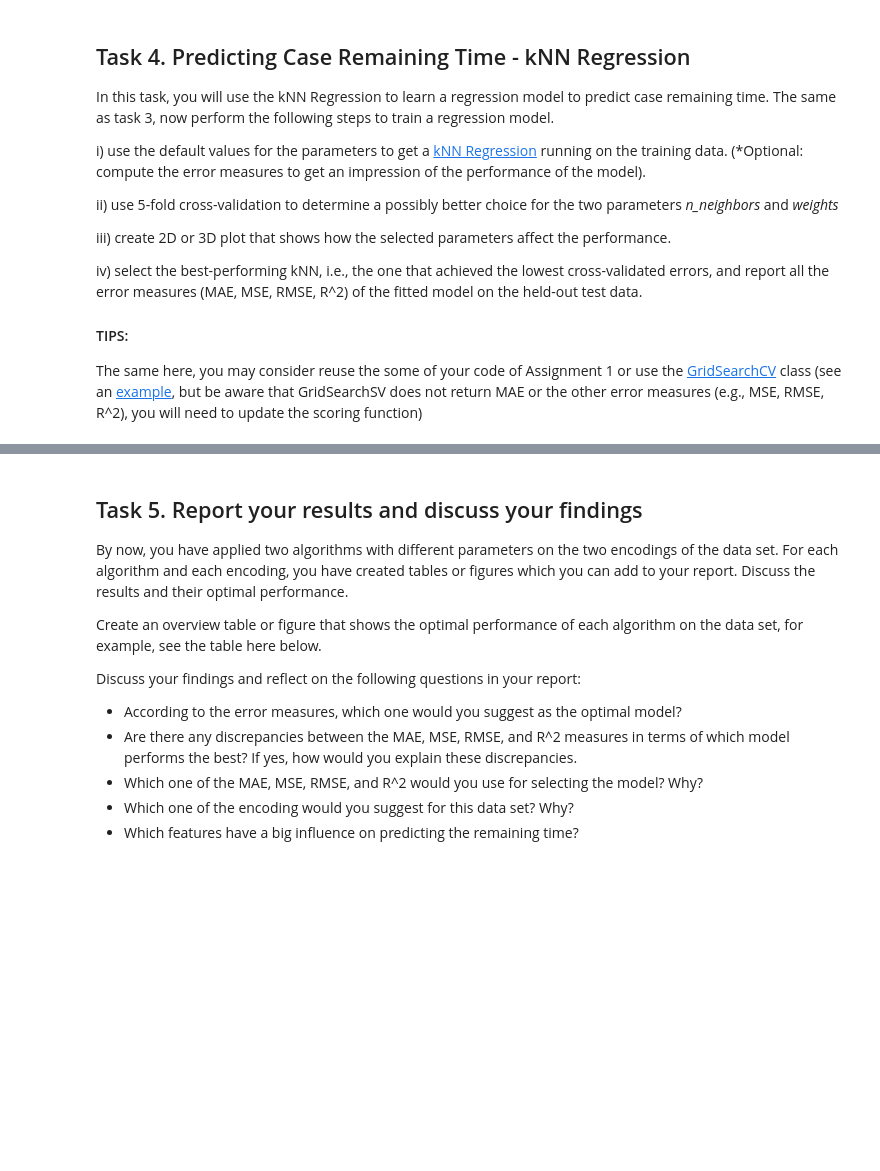
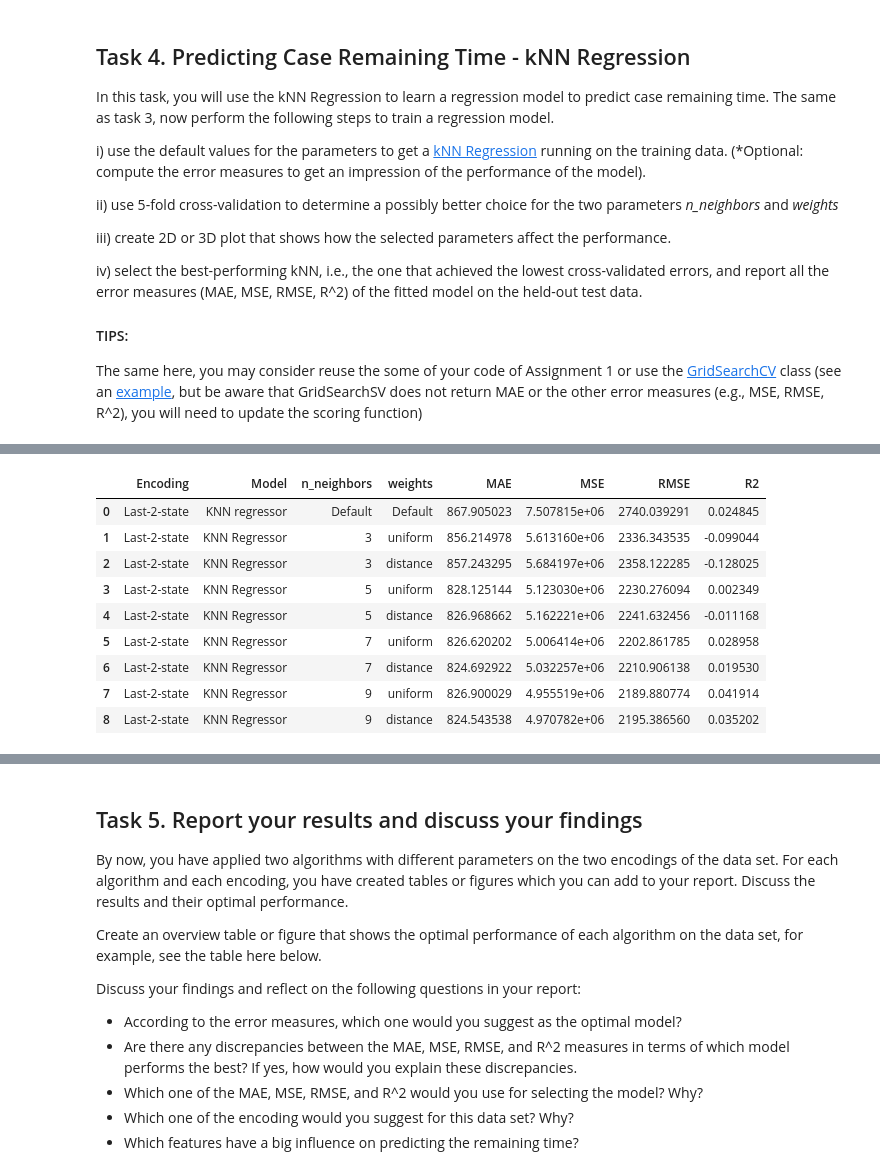
Before and after one commit to MacSuperior/APML-2, a Jupyter notebook: daniel-exploration2.ipynb, the cells around one changed output, grey strips where cells are left out. Cells and saved outputs as stored; diff of their text form; code cells hidden in the pictures; blank space fills up the shorter version.

```diff
--- a/daniel-exploration2.ipynb
+++ b/daniel-exploration2.ipynb
@@ -443,9 +444,16 @@ encoded_ls_sepsis = pd.get_dummies(data_Sepsis_ls, columns = ohe_cols)
 for column in encoded_ls_sepsis:
     encoded_ls_sepsis[column].replace({True: 1, "True": 1, False: 0, "False": 0, 'missing': np.nan}, inplace=True)
 
-
-# Create training data and held-out test data for *data_Sepsis_ls*
-X = encoded_ls_sepsis.drop(columns=['remtime', 'Case ID', "Complete Timestamp"])
-y = encoded_ls_sepsis['remtime']
-
-X_lstrain, X_lstest, y_lstrain, y_lstest = train_test_split(X, y, test_size=0.30, random_state=6, shuffle=True)
+# KNN can not handle NaN, so we drop NaN values
+encoded_ls_sepsis = encoded_ls_sepsis.dropna()
+# %%
+# Normalize data
+
+
+# Create training data and held-out test data for *data_Sepsis_ls*
+X = encoded_ls_sepsis.drop(columns=['remtime', 'Case ID', "Complete Timestamp"])
+scaler = MinMaxScaler()
+X[X.columns] = scaler.fit_transform(X[X.columns])
+y = encoded_ls_sepsis['remtime']
+
+X_lstrain, X_lstest, y_lstrain, y_lstest = train_test_split(X, y, test_size=0.30, random_state=6, shuffle=True)
@@ -471,3 +495,5 @@ default_results = {
     "RMSE": default_rmse,
     "R2": default_r2
 }
+
+knr_results.loc[len(knr_results)] = default_results
@@ -535,2 +529,27 @@ NameError: name 'KFold' is not defined
+# %%
+for i in range(8):
+    knr_results.loc[len(knr_results)] = {
+        "Encoding": "Last-2-state",
+        "Model": "KNN Regressor",
+        "n_neighbors": cvresults["param_n_neighbors"][i],
+        "weights": cvresults["param_weights"][i],
+        "MAE": cvresults["mean_test_MAE"][i],
+        "MSE": cvresults["mean_test_MSE"][i],
+        "RMSE": cvresults["mean_test_RMSE"][i],
+        "R2": cvresults["mean_test_R2"][i]
+    }
+# %%
+knr_results
+# %% [output]
+|  | Encoding | Model | n_neighbors | weights | MAE | MSE | RMSE | R2 |
+| 0 | Last-2-state | KNN regressor | Default | Default | 867.905023 | 7.507815e+06 | 2740.039291 | 0.024845 |
+| 1 | Last-2-state | KNN Regressor | 3 | uniform | 856.214978 | 5.613160e+06 | 2336.343535 | -0.099044 |
+| 2 | Last-2-state | KNN Regressor | 3 | distance | 857.243295 | 5.684197e+06 | 2358.122285 | -0.128025 |
+| 3 | Last-2-state | KNN Regressor | 5 | uniform | 828.125144 | 5.123030e+06 | 2230.276094 | 0.002349 |
+| 4 | Last-2-state | KNN Regressor | 5 | distance | 826.968662 | 5.162221e+06 | 2241.632456 | -0.011168 |
+| 5 | Last-2-state | KNN Regressor | 7 | uniform | 826.620202 | 5.006414e+06 | 2202.861785 | 0.028958 |
+| 6 | Last-2-state | KNN Regressor | 7 | distance | 824.692922 | 5.032257e+06 | 2210.906138 | 0.019530 |
+| 7 | Last-2-state | KNN Regressor | 9 | uniform | 826.900029 | 4.955519e+06 | 2189.880774 | 0.041914 |
+| 8 | Last-2-state | KNN Regressor | 9 | distance | 824.543538 | 4.970782e+06 | 2195.386560 | 0.035202 |
 # %%
 # TODO: create 2D or 3D plot that shows how the selected parameter values affect the MAE (or RMSE).
```
Also changed, not shown: parts of 15 cells of this notebook.
